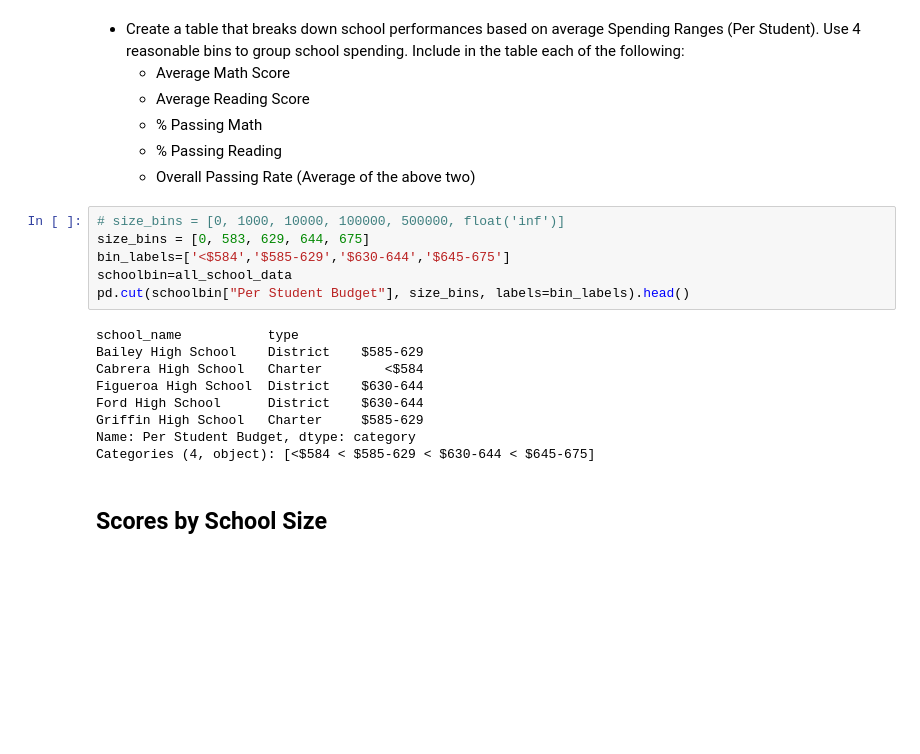
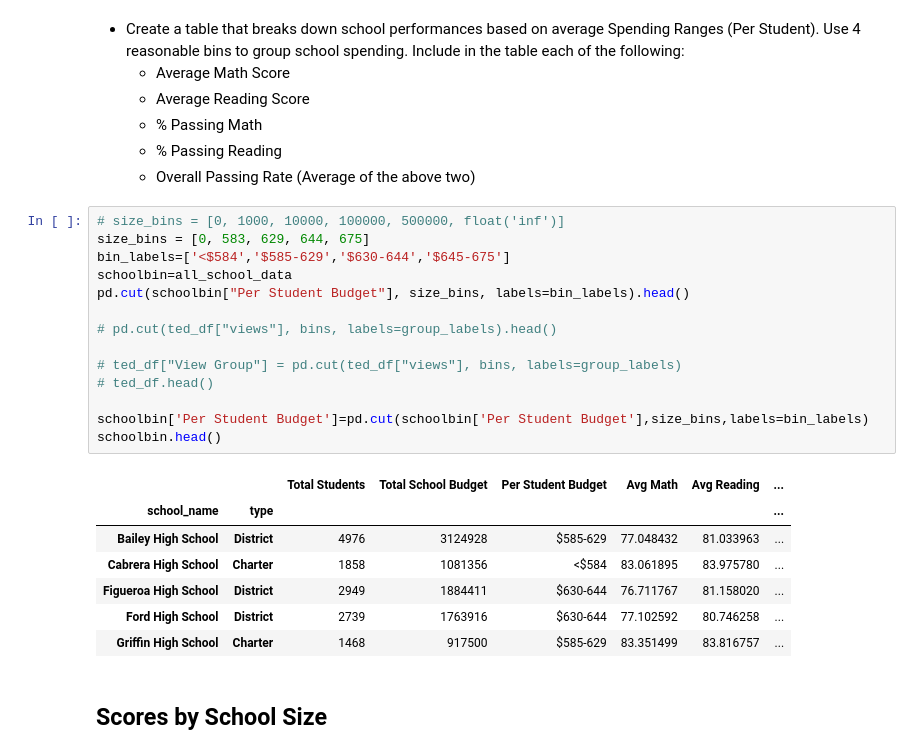
Before and after one commit to walaha2002/pandas-challenge, a Jupyter notebook: PyCitySchools/PyCitySchools_starter.ipynb, the cells around one changed output. Cells and saved outputs as stored; diff of their text form; blank space fills up the shorter version.

Commit message:
Adds bin Series to dataframe

```diff
--- a/PyCitySchools/PyCitySchools_starter.ipynb
+++ b/PyCitySchools/PyCitySchools_starter.ipynb
@@ -553,18 +553,25 @@ thirdjoin2
 # %%
 # size_bins = [0, 1000, 10000, 100000, 500000, float('inf')]
 size_bins = [0, 583, 629, 644, 675]
 bin_labels=['<$584','$585-629','$630-644','$645-675']
 schoolbin=all_school_data
 pd.cut(schoolbin["Per Student Budget"], size_bins, labels=bin_labels).head()
+
+# pd.cut(ted_df["views"], bins, labels=group_labels).head()
+
+# ted_df["View Group"] = pd.cut(ted_df["views"], bins, labels=group_labels)
+# ted_df.head()
+
+schoolbin['Per Student Budget']=pd.cut(schoolbin['Per Student Budget'],size_bins,labels=bin_labels)
+schoolbin.head()
 # %% [output]
-school_name           type
-Bailey High School    District    $585-629
-Cabrera High School   Charter        <$584
-Figueroa High School  District    $630-644
-Ford High School      District    $630-644
-Griffin High School   Charter     $585-629
-Name: Per Student Budget, dtype: category
-Categories (4, object): [<$584 < $585-629 < $630-644 < $645-675]
+|  |  | Total Students | Total School Budget | Per Student Budget | Avg Math | Avg Reading | ... |
+| school_name | type |  |  |  |  |  | ... |
+| Bailey High School | District | 4976 | 3124928 | $585-629 | 77.048432 | 81.033963 | ... |
+| Cabrera High School | Charter | 1858 | 1081356 | <$584 | 83.061895 | 83.975780 | ... |
+| Figueroa High School | District | 2949 | 1884411 | $630-644 | 76.711767 | 81.158020 | ... |
+| Ford High School | District | 2739 | 1763916 | $630-644 | 77.102592 | 80.746258 | ... |
+| Griffin High School | Charter | 1468 | 917500 | $585-629 | 83.351499 | 83.816757 | ... |
 # %% [markdown]
 ## Scores by School Size
 # %% [markdown]
```
